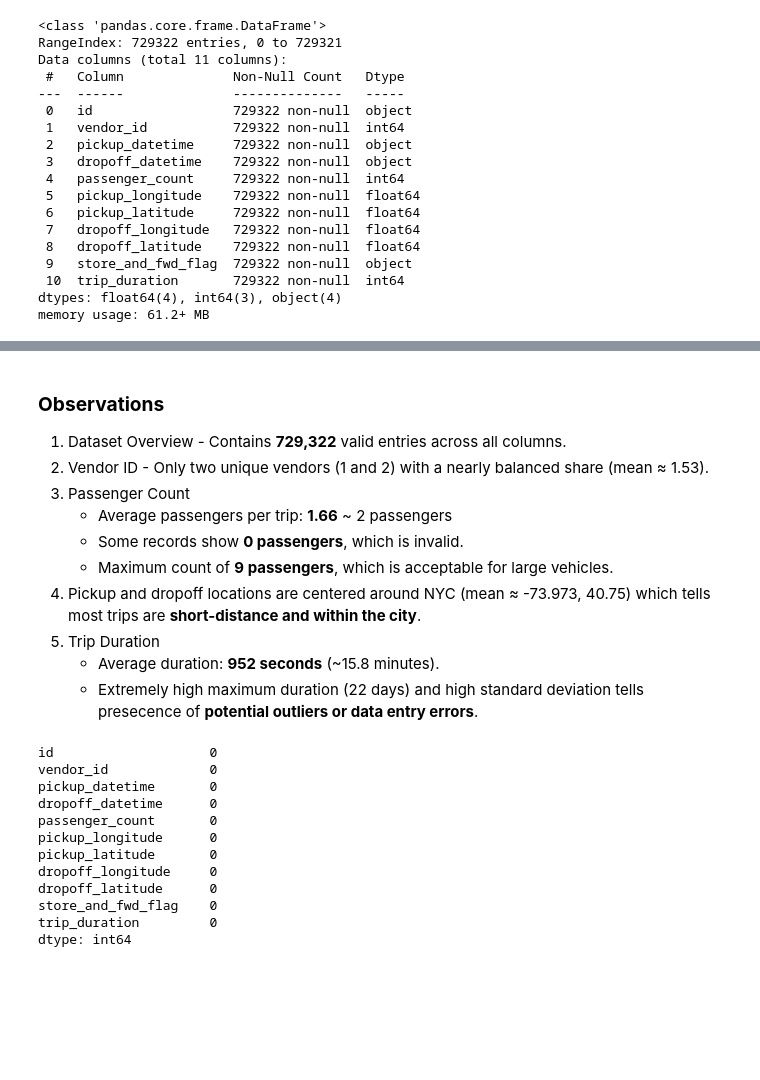
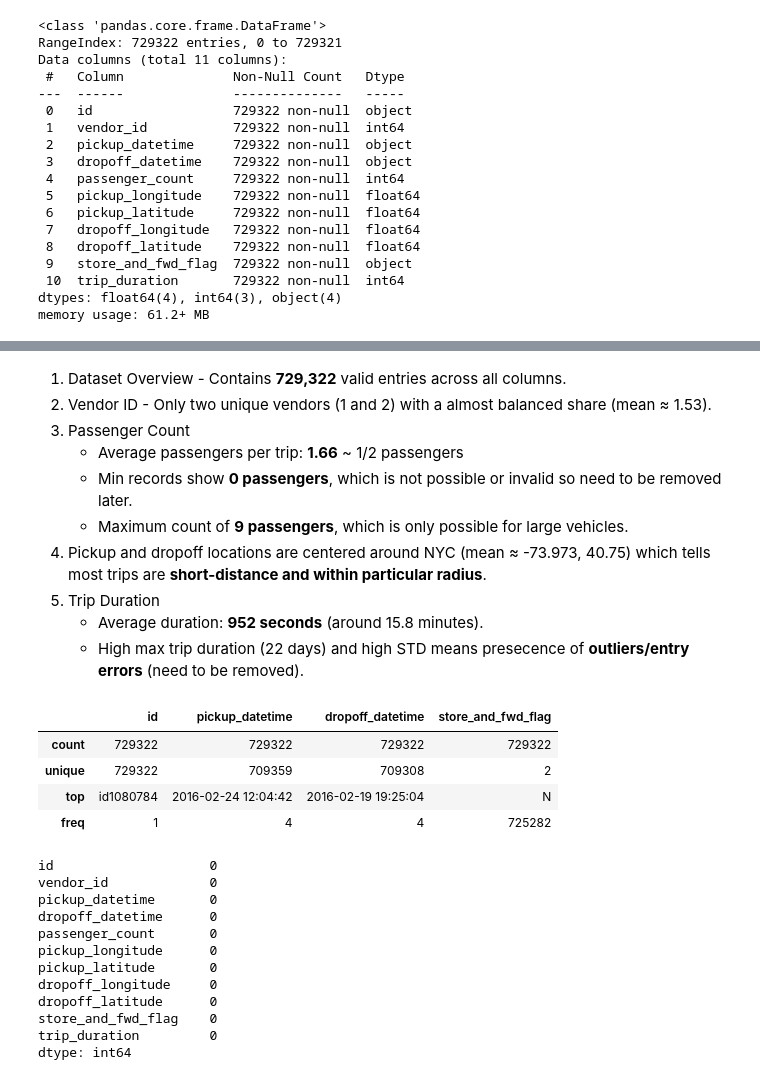
Before and after one commit to akshaygrandhi123/Fractal_EDA_Preboarding, a Jupyter notebook: Grandhi_Akshay_b3.ipynb, the cells around one changed output, grey strips where cells are left out. Saved outputs shown, nothing was run; the diff lists cells and outputs as text; code cells hidden in the pictures; blank space fills up the shorter version.

```diff
--- a/EDA.ipynb
+++ b/Grandhi_Akshay_b3.ipynb
@@ -150,16 +153,22 @@ df.describe() # Return summary statistics of the dataset
 # %% [markdown]
-### **Observations**
-
 1. Dataset Overview -  Contains **729,322** valid entries across all columns.
-2. Vendor ID -  Only two unique vendors (1 and 2) with a nearly balanced share (mean ≈ 1.53).
+2. Vendor ID -  Only two unique vendors (1 and 2) with a almost balanced share (mean ≈ 1.53).
 3. Passenger Count
-   * Average passengers per trip: **1.66** ~ 2 passengers
-   * Some records show **0 passengers**, which is invalid.
-   * Maximum count of **9 passengers**, which is acceptable for large vehicles.
-4. Pickup and dropoff locations are centered around NYC (mean ≈ -73.973, 40.75) which tells most trips are **short-distance and within the city**.
+   * Average passengers per trip: **1.66** ~ 1/2 passengers
+   * Min records show **0 passengers**, which is not possible or invalid so need to be removed later.
+   * Maximum count of **9 passengers**, which is only possible for large vehicles.
+4. Pickup and dropoff locations are centered around NYC (mean ≈ -73.973, 40.75) which tells most trips are **short-distance and within particular radius**.
 5. Trip Duration
-   * Average duration: **952 seconds** (\~15.8 minutes).
-   * Extremely high maximum duration (22 days) and high standard deviation tells presecence of **potential outliers or data entry errors**.
+   * Average duration: **952 seconds** (around 15.8 minutes).
+   * High max trip duration (22 days) and high STD means presecence of **outliers/entry errors** (need to be removed).
+# %%
+df.describe(include= 'O') # Return summary statistics of object data types
+# %% [output]
+|  | id | pickup_datetime | dropoff_datetime | store_and_fwd_flag |
+| count | 729322 | 729322 | 729322 | 729322 |
+| unique | 729322 | 709359 | 709308 | 2 |
+| top | id1080784 | 2016-02-24 12:04:42 | 2016-02-19 19:25:04 | N |
+| freq | 1 | 4 | 4 | 725282 |
 # %%
 df.isnull().sum()  # Check for missing values in the dataset
 # %% [output]
```
Also changed, not shown: parts of 18 cells of this notebook, 1 other file.
